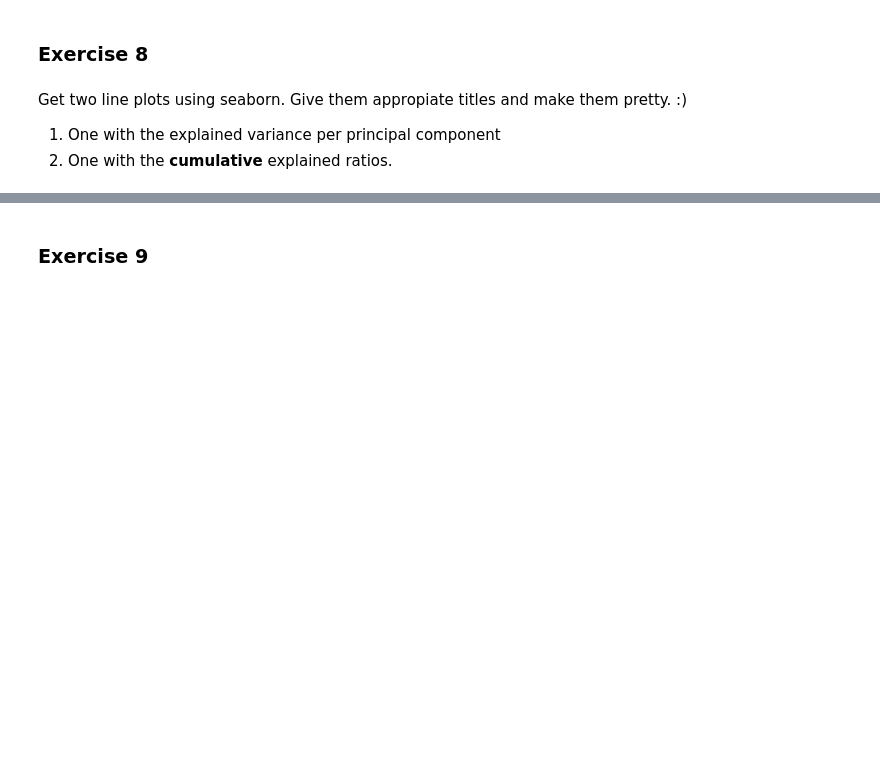
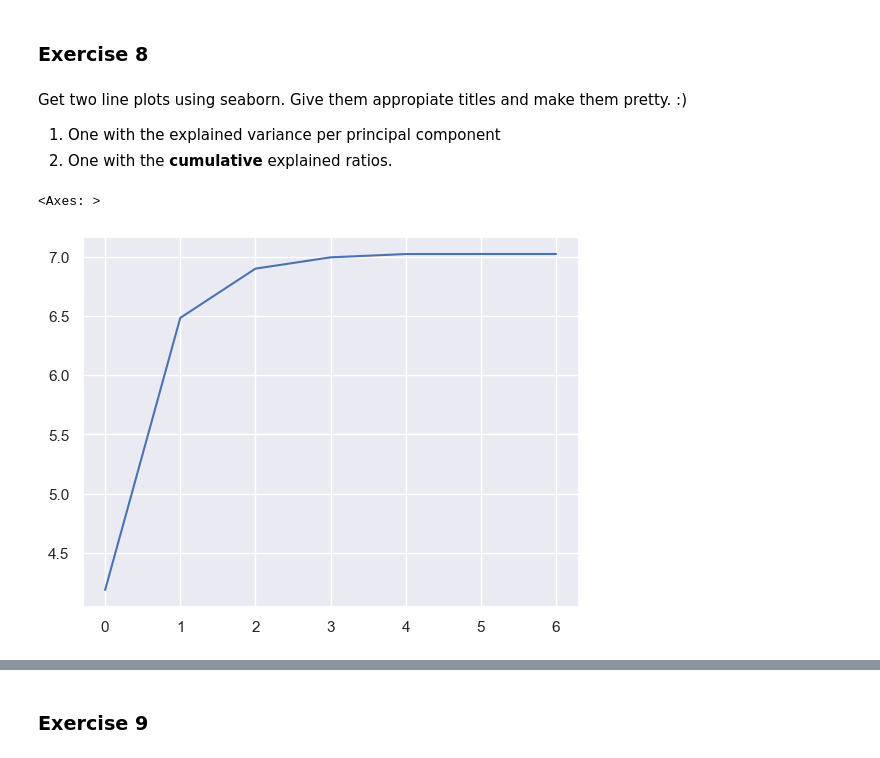
Before and after one commit to harrysinghdk/applied-ai, a Jupyter notebook: exercise 6/Pizza_dimensionality_reduction_clustering.ipynb, the cells around one changed output, grey strips where cells are left out. Cells and saved outputs as stored; diff of their text form; code cells hidden in the pictures; blank space fills up the shorter version.

```diff
--- a/exercise 6/Pizza_dimensionality_reduction_clustering.ipynb
+++ b/exercise 6/Pizza_dimensionality_reduction_clustering.ipynb
@@ -65,0 +110,9 @@ Prepare your data for PCA:
+# %%
+# Your code for 5.1 here
+X = pizza.drop(['brand'], axis=1)
+X = X.to_numpy()
+print('pizza values: ', pizza.values)
+
+print('--------------')
+
+print('x values: ', X)
@@ -66,2 +135,6 @@ Prepare your data for PCA:
 # %%
 # Your code for 5.2 here
+from sklearn.preprocessing import StandardScaler
+scaler = StandardScaler()
+X_scaled = scaler.fit_transform(X)
+print(X_scaled)
@@ -71,3 +158,5 @@ Prepare your data for PCA:
 Create a PCA instance, call it `pca`. Fit it with the data X.
 # %%
 # Your code here
+pca = PCA()
+pca.fit(X_scaled)
@@ -93,3 +192,8 @@ Get two line plots using seaborn. Give them appropiate titles and make them pret
 2. One with the **cumulative** explained ratios.
 # %%
 # Your code for 8.1 here
+cumulative_sum = np.cumsum(pca.explained_variance_)
+sns.lineplot(cumulative_sum)
+# %% [output]
+<Axes: >
+[figure, added]
```
Also changed, not shown: parts of 21 cells of this notebook.
